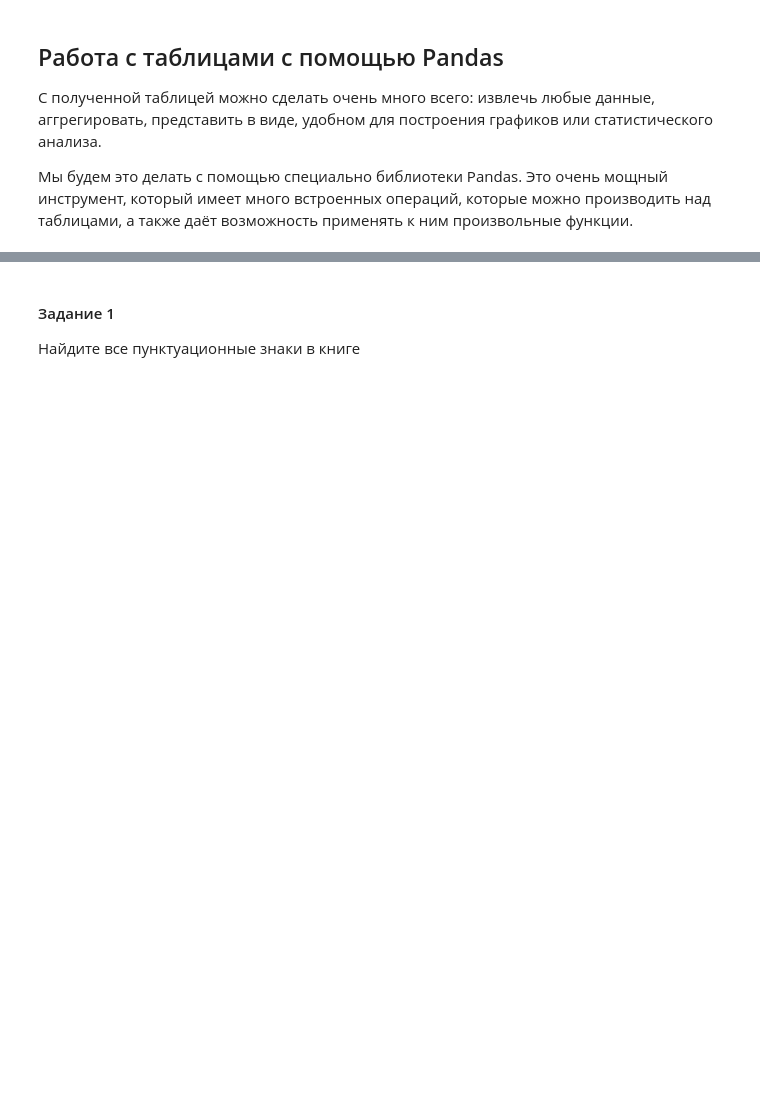
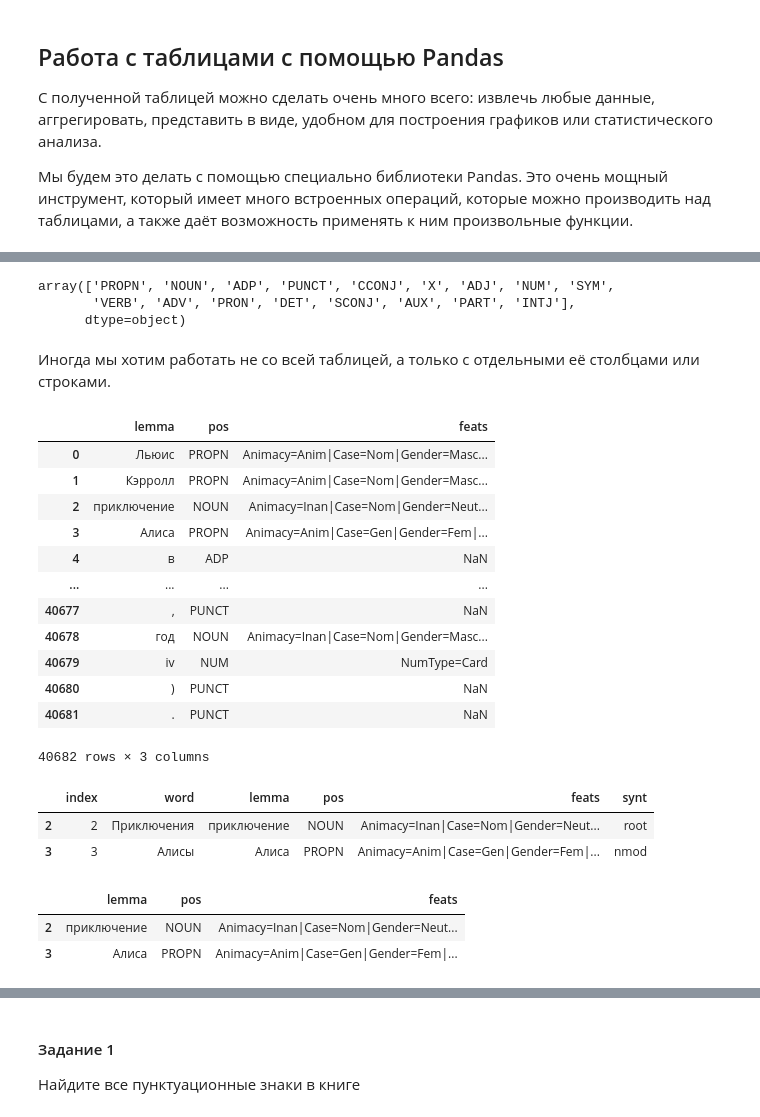
Before and after one commit to alekseyst/text_analysis_2025, a Jupyter notebook: Practical_4/Practical_4_CreatingCorpus.ipynb, the cells around one changed output, grey strips where cells are left out. Saved outputs shown, nothing was run; the diff lists cells and outputs as text; code cells hidden in the pictures; blank space fills up the shorter version.

```diff
--- a/Practical_4/Practical_4_CreatingCorpus.ipynb
+++ b/Practical_4/Practical_4_CreatingCorpus.ipynb
@@ -131,0 +170,44 @@ alice_by_word = pd.read_csv(alice_link, sep='\t')
+# %%
+#Выводим уникальные значения в столбце
+
+alice_by_word['pos'].unique()
+# %% [output]
+array(['PROPN', 'NOUN', 'ADP', 'PUNCT', 'CCONJ', 'X', 'ADJ', 'NUM', 'SYM',
+       'VERB', 'ADV', 'PRON', 'DET', 'SCONJ', 'AUX', 'PART', 'INTJ'],
+      dtype=object)
+# %% [markdown]
+Иногда мы хотим работать не со всей таблицей, а только с отдельными её столбцами или строками.
+# %%
+#Столбцы
+
+alice_by_word.loc[:, 'lemma':'feats']
+# %% [output]
+|  | lemma | pos | feats |
+| 0 | Льюис | PROPN | Animacy=Anim|Case=Nom|Gender=Masc... |
+| 1 | Кэрролл | PROPN | Animacy=Anim|Case=Nom|Gender=Masc... |
+| 2 | приключение | NOUN | Animacy=Inan|Case=Nom|Gender=Neut... |
+| 3 | Алиса | PROPN | Animacy=Anim|Case=Gen|Gender=Fem|... |
+| 4 | в | ADP | NaN |
+| ... | ... | ... | ... |
+| 40677 | , | PUNCT | NaN |
+| 40678 | год | NOUN | Animacy=Inan|Case=Nom|Gender=Masc... |
+| 40679 | iv | NUM | NumType=Card |
+| 40680 | ) | PUNCT | NaN |
+| 40681 | . | PUNCT | NaN |
+40682 rows × 3 columns
+# %%
+#Строки
+
+alice_by_word.loc[2:3]
+# %% [output]
+|  | index | word | lemma | pos | feats | synt |
+| 2 | 2 | Приключения | приключение | NOUN | Animacy=Inan|Case=Nom|Gender=Neut... | root |
+| 3 | 3 | Алисы | Алиса | PROPN | Animacy=Anim|Case=Gen|Gender=Fem|... | nmod |
+# %%
+#Строки и столбцы
+
+alice_by_word.loc[2:3, 'lemma':'feats']
+# %% [output]
+|  | lemma | pos | feats |
+| 2 | приключение | NOUN | Animacy=Inan|Case=Nom|Gender=Neut... |
+| 3 | Алиса | PROPN | Animacy=Anim|Case=Gen|Gender=Fem|... |
```
Also changed, not shown: parts of 18 cells of this notebook, 1 other file.
